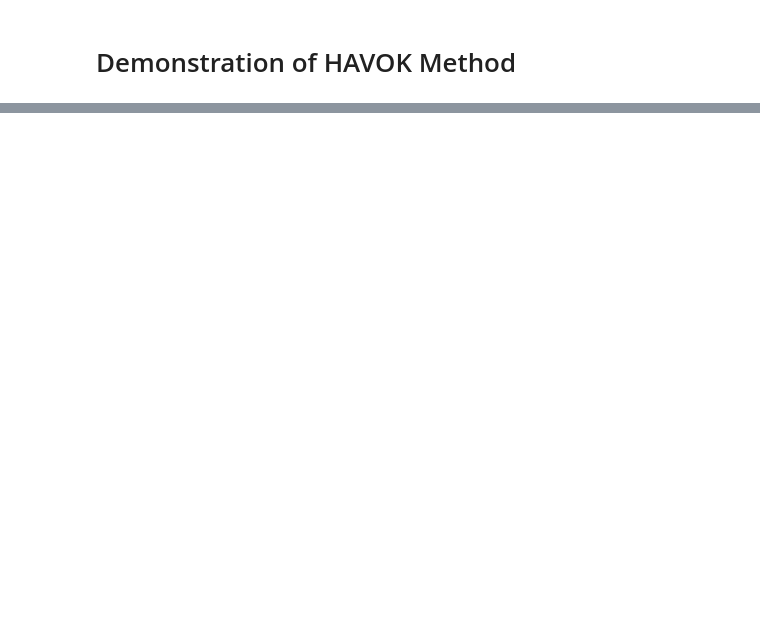
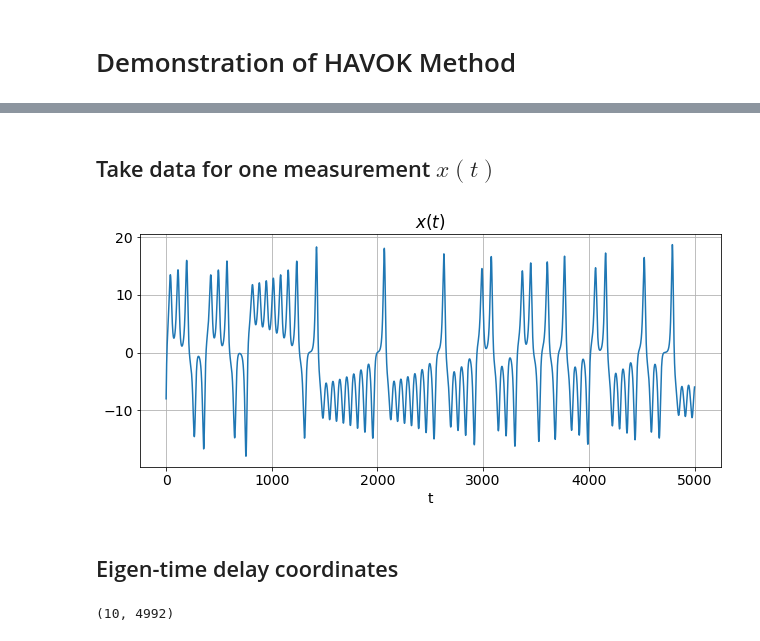
Before and after one commit to billtubbs/mech-575, a Jupyter notebook: code/python/Chapter-7-HAVOK-Lorenz.ipynb, the cells around one changed output, grey strips where cells are left out. Saved outputs shown, nothing was run; the diff lists cells and outputs as text; code cells hidden in the pictures; blank space fills up the shorter version.

```diff
--- a/code/python/Chapter-7-HAVOK-Lorenz.ipynb
+++ b/code/python/Chapter-7-HAVOK-Lorenz.ipynb
@@ -42,0 +16,3 @@ V = VT.T
+# %%
+# Directory for plot outputs
+plot_dir = '../../plots'
@@ -42,0 +21,19 @@ V = VT.T
+# %%
+dt = 0.01
+T = 50
+t = np.arange(0,T+dt,dt)
+beta = 8/3
+sigma = 10
+rho = 28
+
+def lorenz_odes(t, y, sigma, beta, rho):
+    """The Lorenz system of ordinary differential equations.
+
+    Returns:
+        dydt (tuple): Derivative w.r.t. time
+    """
+    y1, y2, y3 = y
+    return (sigma * (y2 - y1), y1 * (rho - y3) - y2, y1 * y2 - beta * y3)
+
+# Test calculation
+assert lorenz_odes(0, [1, 2, 3], sigma, beta, rho) == (10, 23, -6.0)
@@ -42,0 +104,14 @@ V = VT.T
+# %% [markdown]
+## Take data for one measurement $x(t)$
+# %%
+plt.figure(figsize=(9, 4.5))
+plt.plot(x[:, 0])
+plt.title('$x(t)$')
+plt.xlabel('t')
+plt.grid()
+plt.tight_layout()
+filepath = os.path.join(plot_dir, 'lorenz_data_x.png')
+plt.savefig(filepath)
+plt.show()
+# %% [output]
+[figure, added]
@@ -42,0 +133,9 @@ V = VT.T
+# %% [markdown]
+## Eigen-time delay coordinates
+# %%
+# Number of shifted rows
+n_shift = 10
+H = hankel_matrix(x[:, 0], n_shift)
+H.shape
+# %% [output]
+(10, 4992)
```
Also changed, not shown: parts of 22 cells of this notebook, 1 other file.
